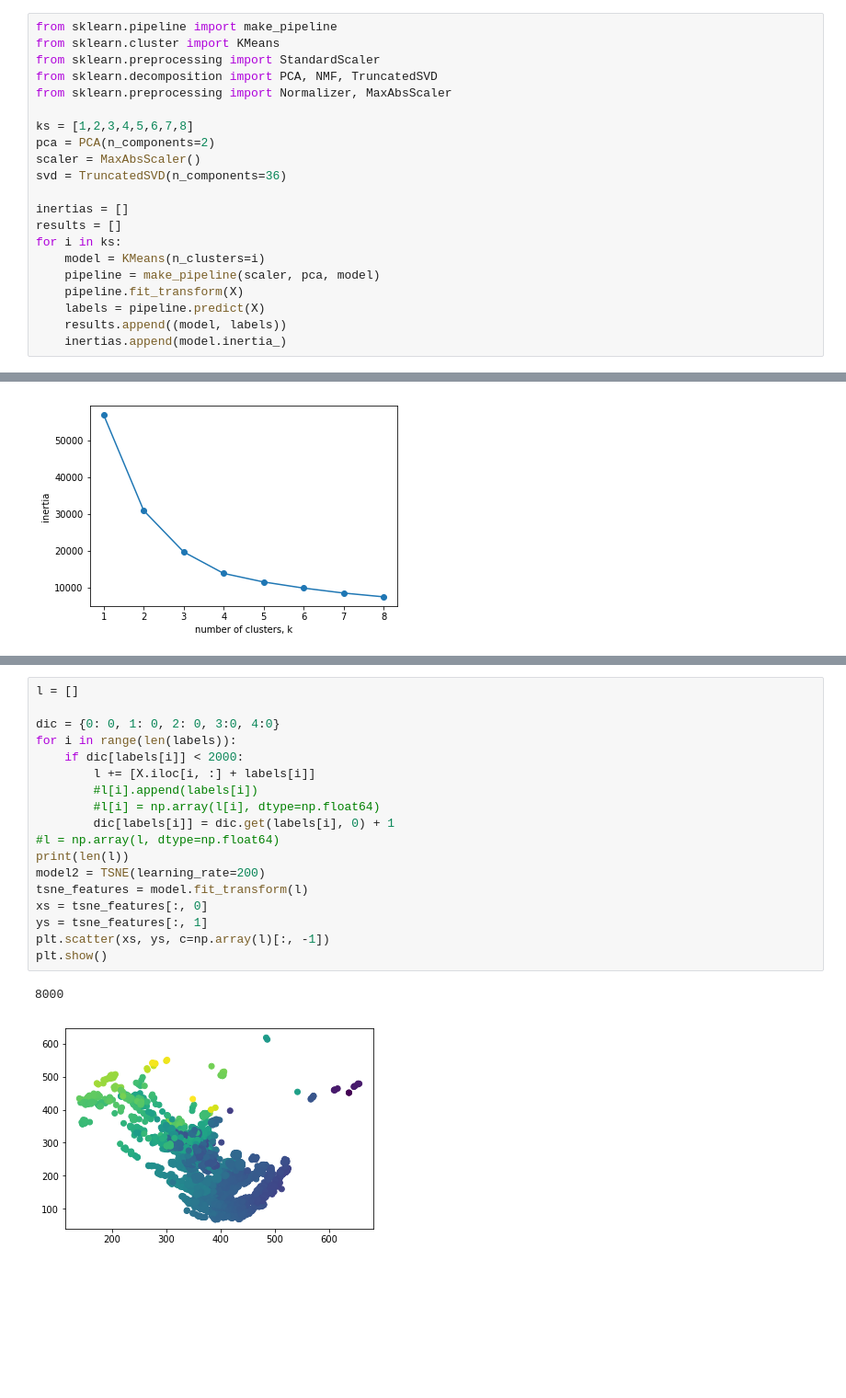
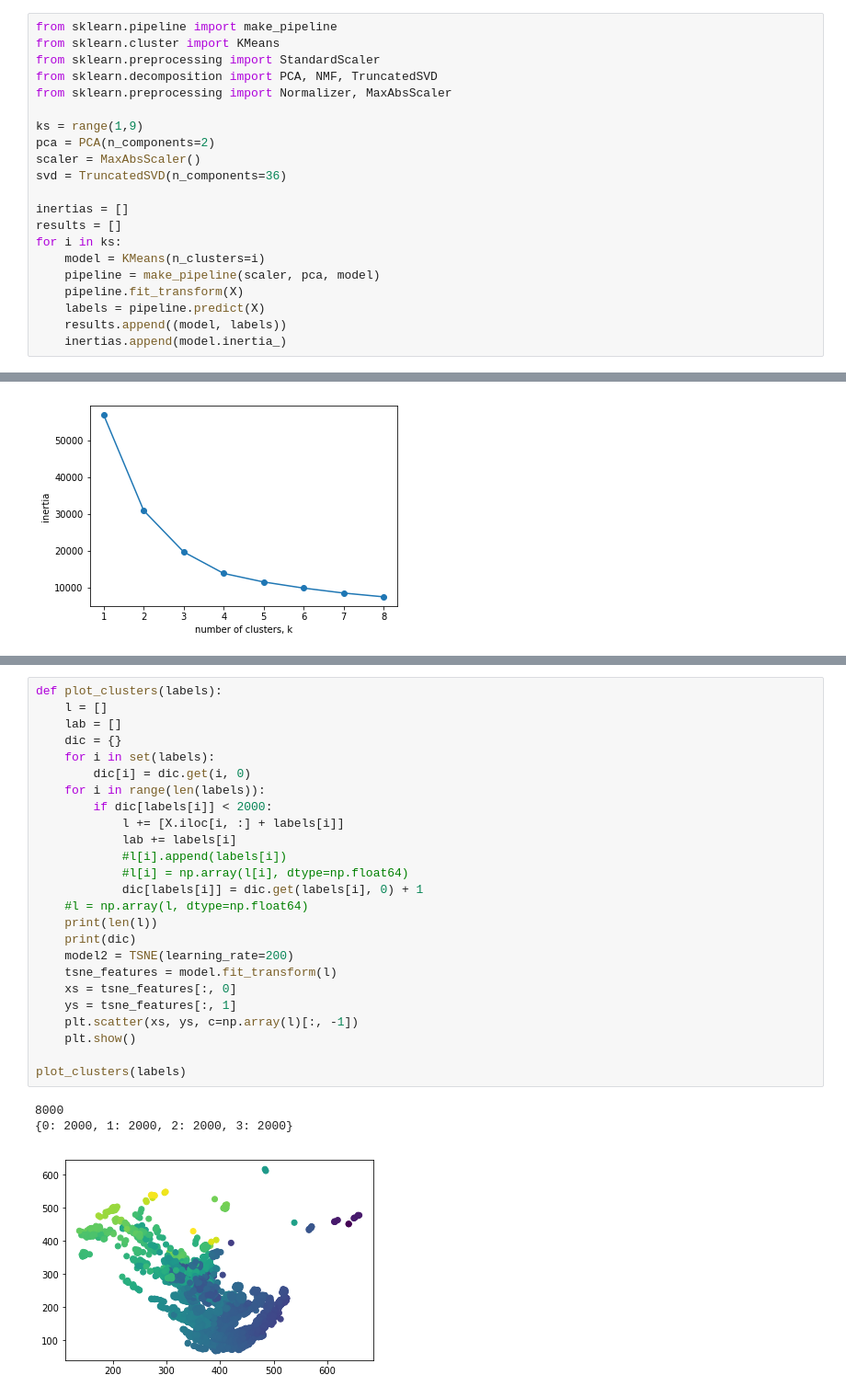
Before and after one commit to Machine-Learning-FGA/Hand-Postures, a Jupyter notebook: Preprocessing + KMeans.ipynb, the cells around one changed output, grey strips where cells are left out. Shown: that part at 92% size. Cells and saved outputs as stored; diff of their text form; blank space fills up the shorter version.

```diff
--- a/Preprocessing + KMeans.ipynb
+++ b/Preprocessing + KMeans.ipynb
@@ -186,7 +188,7 @@ from sklearn.preprocessing import StandardScaler
 from sklearn.decomposition import PCA, NMF, TruncatedSVD
 from sklearn.preprocessing import Normalizer, MaxAbsScaler
 
-ks = [1,2,3,4,5,6,7,8]
+ks = range(1,9)
 pca = PCA(n_components=2)
 scaler = MaxAbsScaler()
 svd = TruncatedSVD(n_components=36)
@@ -252,24 +259,32 @@ plt.show()
 # %%
-l = []
+def plot_clusters(labels):
+    l = []
+    lab = []
+    dic = {}
+    for i in set(labels):
+        dic[i] = dic.get(i, 0)
+    for i in range(len(labels)):
+        if dic[labels[i]] < 2000:
+            l += [X.iloc[i, :] + labels[i]]
+            lab += labels[i]
+            #l[i].append(labels[i])
+            #l[i] = np.array(l[i], dtype=np.float64)
+            dic[labels[i]] = dic.get(labels[i], 0) + 1
+    #l = np.array(l, dtype=np.float64)
+    print(len(l))
+    print(dic)
+    model2 = TSNE(learning_rate=200)
+    tsne_features = model.fit_transform(l)
+    xs = tsne_features[:, 0]
+    ys = tsne_features[:, 1]
+    plt.scatter(xs, ys, c=np.array(l)[:, -1])
+    plt.show()
 
-dic = {0: 0, 1: 0, 2: 0, 3:0, 4:0}
-for i in range(len(labels)):
-    if dic[labels[i]] < 2000:
-        l += [X.iloc[i, :] + labels[i]]
-        #l[i].append(labels[i])
-        #l[i] = np.array(l[i], dtype=np.float64)
-        dic[labels[i]] = dic.get(labels[i], 0) + 1
-#l = np.array(l, dtype=np.float64)
-print(len(l))
-model2 = TSNE(learning_rate=200)
-tsne_features = model.fit_transform(l)
-xs = tsne_features[:, 0]
-ys = tsne_features[:, 1]
-plt.scatter(xs, ys, c=np.array(l)[:, -1])
-plt.show()
+plot_clusters(labels)
 # %% [output]
 8000
+{0: 2000, 1: 2000, 2: 2000, 3: 2000}
-[figure, old version]
+[figure, new version]
 # %%
 treina_classificador(X, labels)
 # %% [output]
```
Also changed, not shown: parts of 17 cells of this notebook, 2 other files.
